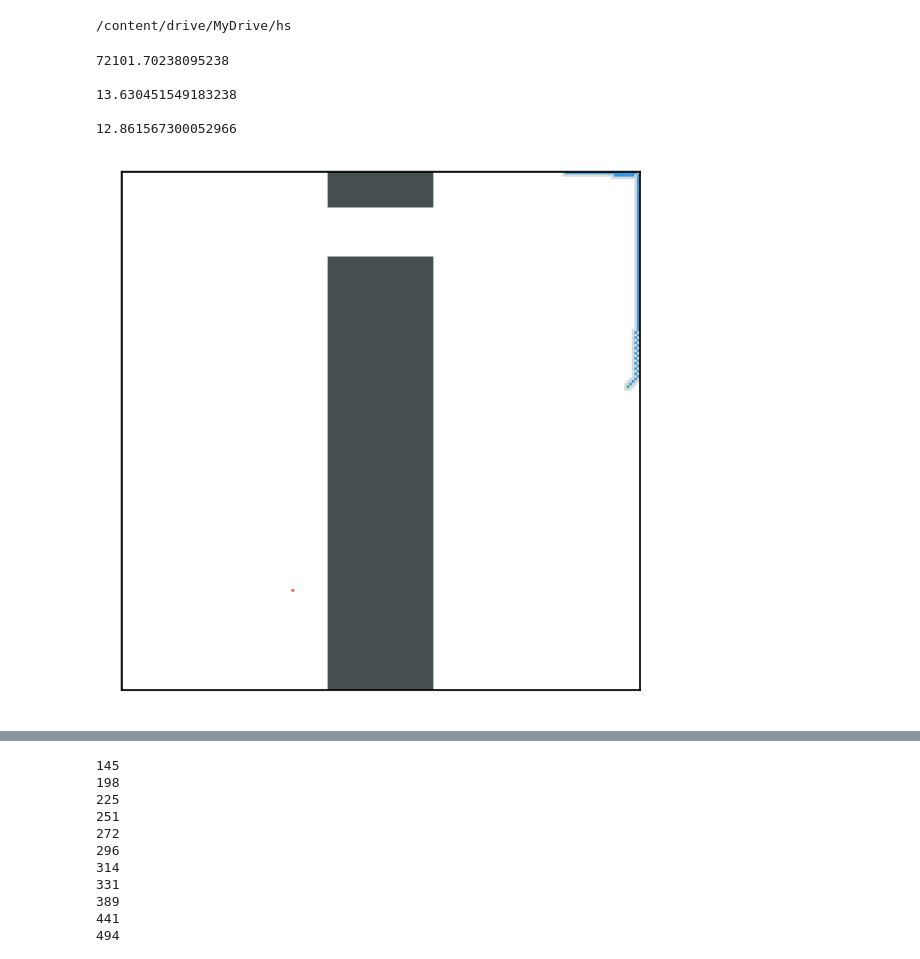
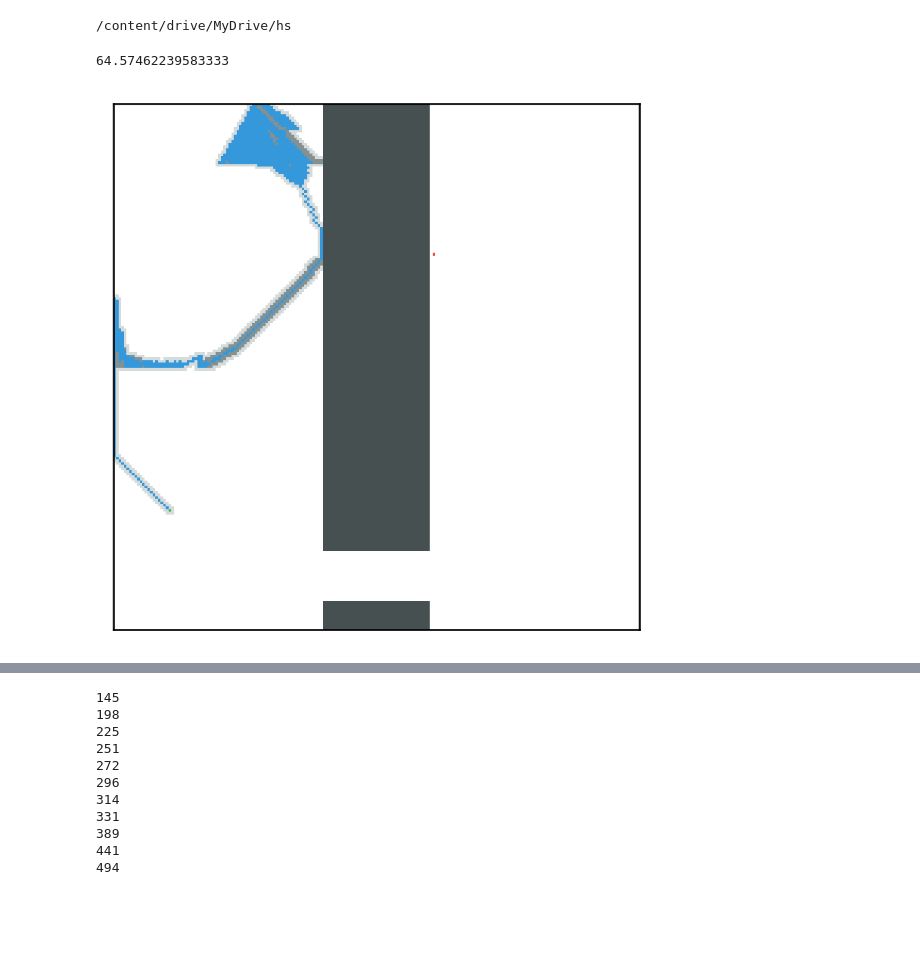
Before and after one commit to Reedgern/HS_Project, a Jupyter notebook: Train.ipynb, the cells around one changed output, grey strips where cells are left out. Drawn from its saved outputs; the diff is of its cells as text; code cells hidden in the pictures; blank space fills up the shorter version.

```diff
--- a/Train.ipynb
+++ b/Train.ipynb
@@ -113,11 +113,11 @@ def Draw(gridMap : Map, start : Node = None, goal : Node = None, path : list = N
                 draw.rectangle((j * k, i * k, (j + 1) * k - 1, (i + 1) * k - 1), fill=( 70, 80, 80 ))
 
     if nodesOpened is not None:
-        for str_node, node in nodesOpened.items():
+        for node in nodesOpened.values():
             draw.rectangle((node.state.j * k, node.state.i * k, (node.state.j + 1) * k - 1, (node.state.i + 1) * k - 1), fill=(213, 219, 219), width=0)
 
     if nodesExpanded is not None:
-        for str_node, node in nodesExpanded.items():
+        for node in nodesExpanded.values():
             draw.rectangle((node.state.j * k, node.state.i * k, (node.state.j + 1) * k - 1, (node.state.i + 1) * k - 1), fill=( 131, 145, 146 ), width=0)
 
     if path is not None:
@@ -156,6 +156,7 @@ class Open():
     def __init__(self):
         self.pr_queue = []
         self.dict = {}
+        self.cmp = cmp
 
     def __iter__(self):
         return iter(self.dict.values())
@@ -333,6 +334,44 @@ class SailDataset(torch.utils.data.Dataset):
 
     def __getitem__(self, idx):
         return self.X[idx], self.y[idx]
+# %%
+from heapq import heapify, heappop, heappush
+
+class NewOpen():
+    def __init__(self):
+        self.pr_queue = []
+        self.dict = {}
+
+    def __iter__(self):
+        return iter(self.dict.values())
+
+    def __len__(self):
+        return len(self.dict)
+
+    def isEmpty(self):
+        return len(self.dict) == 0
+
+    def AddNode(self, item, priority):
+#         node = self.dict.get(str(item.state), None)
+#         if node is None or item.g < node.g:
+        self.dict[str(item.state)] = item
+        heappush(self.pr_queue, (priority, item))
+
+    def PopNode(self, item):
+        self.dict.pop(str(item.state))
+
+    def GetBestNode(self, pop=True):
+        _, bestNode = self.pr_queue[0]
+
+        while str(bestNode.state) not in self.dict:
+            heappop(self.pr_queue)
+            _, bestNode = self.pr_queue[0]
+
+        if pop:
+            self.dict.pop(str(bestNode.state))
+            heappop(self.pr_queue)
+
+        return bestNode
 # %%
 import os
 import cv2
@@ -539,11 +593,7 @@ class Trainer:
 # %%
 trainer = Trainer()
 # %%
-trainer.train(3, 10, 50, 1100, 0.7, 'alternating_gaps')
+trainer.train(1, 3, 50, 1100, 0.7, 'alternating_gaps')
 # %% [output]
-72101.70238095238
-
-13.630451549183238
-
-12.861567300052966
+64.57462239583333
-[figure, old version]
+[figure, new version]
```
Also changed, not shown: parts of 2 cells of this notebook.
